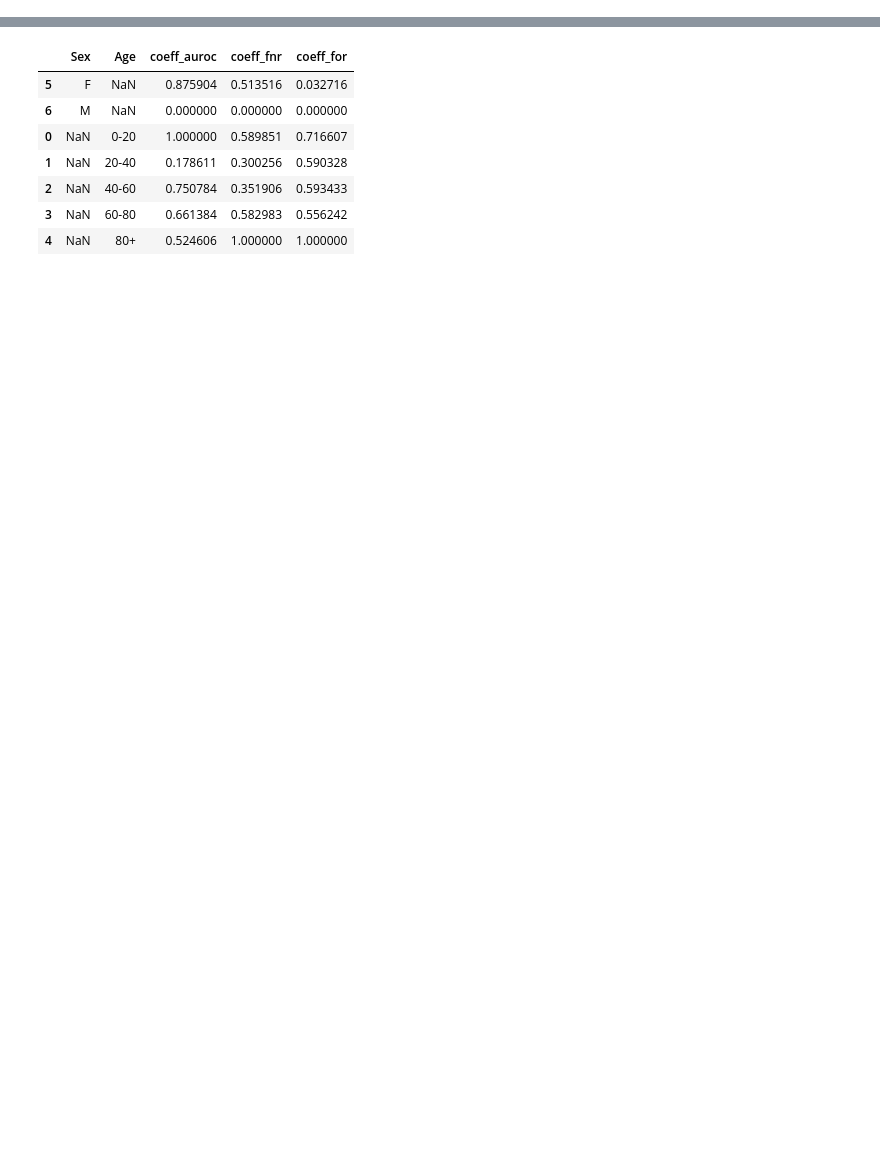
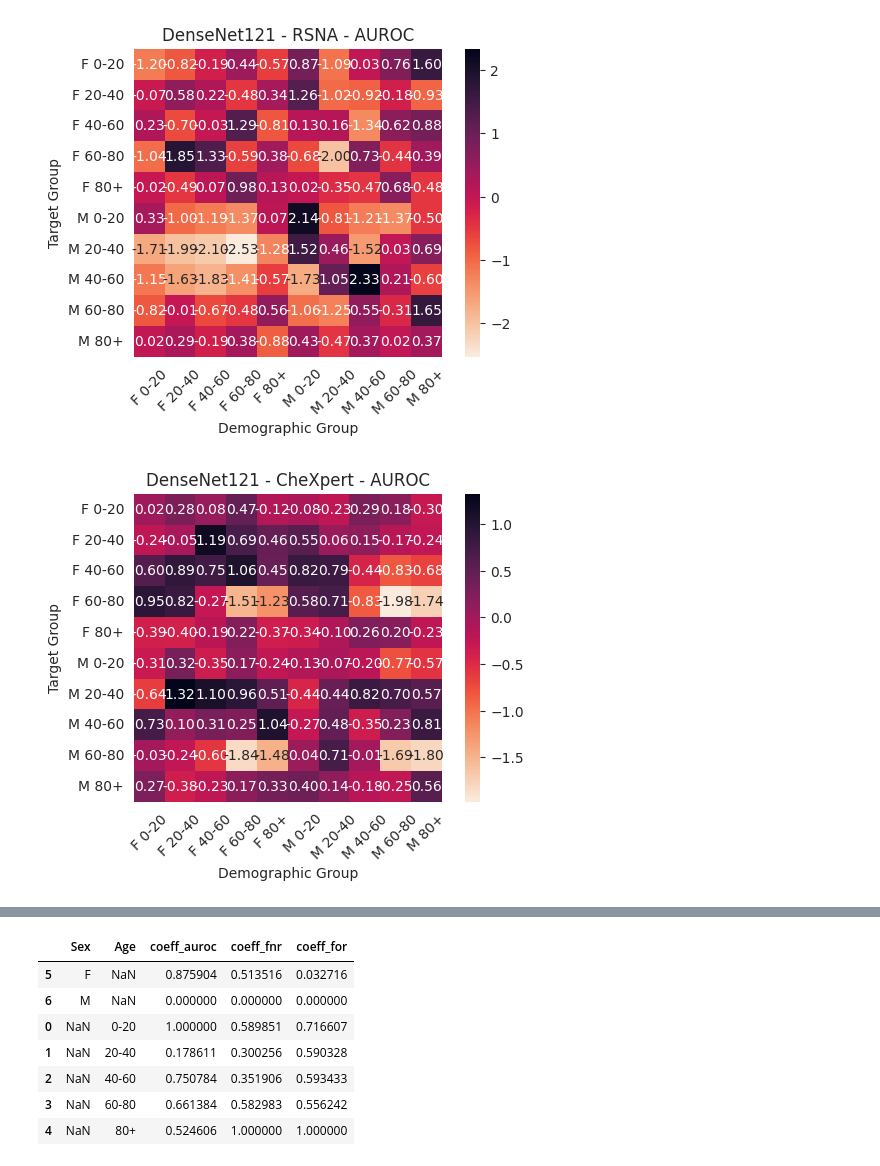
Before and after one commit to BioIntelligence-Lab/HiddenInPlainSight, a Jupyter notebook: test.ipynb, the cells around one changed output, grey strips where cells are left out. Drawn from its saved outputs; the diff is of its cells as text; code cells hidden in the pictures; blank space fills up the shorter version.

```diff
--- a/test.ipynb
+++ b/test.ipynb
@@ -33,0 +123,67 @@ bce = tf.keras.losses.BinaryCrossentropy()
+# %%
+model = 'densenet'
+
+plot = 'inter'
+norm = False
+
+for i, metric in enumerate(['auroc', 'fnr', 'fomr']):
+  for j, ds in enumerate(['rsna', 'cxpt', 'mimic']):
+    if model != 'densenet' and (ds != 'rsna' or plot == 'inter'):
+      continue
+    df = pd.read_csv(f'results/aim_2/{model}/{ds}_summary.csv')
+    results = []
+
+    if plot == 'sex':
+      for sex in sex_groups:
+        df_t = df[(df.target_sex == sex) & (df.target_age.isna())]
+        results += calculate_vulnerability(plot, df_t, sex, '', metric, norm)
+
+    if plot == 'age':
+      for age in age_groups:
+        df_t = df[(df.target_sex.isna()) & (df.target_age == age)]
+        results += calculate_vulnerability(plot, df_t, '', age, metric, norm)
+
+    if plot == 'inter':
+      for sex in sex_groups:
+        for age in age_groups:
+          df_t = df[(df.target_sex == sex) & (df.target_age == age)]
+          results += calculate_vulnerability(plot, df_t, sex, age, metric, norm)
+
+    df_results = pd.DataFrame(results, columns=['target_group', 'dem_group', 'count', 'coeff'])
+    df_results = df_results.pivot(index='target_group', columns='dem_group', values='coeff')
+    plt.figure(figsize=(6,4))
+    ax = sns.heatmap(df_results, cmap=sns.cm.rocket_r, annot=True, fmt='.2f')
+    plt.xlabel('Demographic Group')
+    plt.ylabel('Target Group')
+    title = []
+    if model == 'densenet':
+      title += ['DenseNet121']
+    elif model == 'resnet':
+      title += ['ResNet50']
+    else:
+      title += ['InceptionV3']
+    if ds == 'rsna':
+      title += ['RSNA']
+    elif ds == 'cxpt':
+      title += ['CheXpert']
+    else:
+      title += ['MIMIC']
+    if metric != 'fomr':
+      title += [metric.upper()]
+    else:
+      title += ['FOR']
+    plt.title(' - '.join(title))
+    ratio = 1
+    x_left, x_right = ax.get_xlim()
+    y_low, y_high = ax.get_ylim()
+    ax.set_aspect(abs((x_right-x_left)/(y_low-y_high))*ratio)
+    if plot == 'inter':
+      ax.xaxis.set_tick_params(rotation=45)
+    # if norm:
+    #   plt.savefig(f'results/aim_2/{model}/vul/heatmap/{plot}_{ds}_{metric}_norm.png', bbox_inches='tight', dpi=300)
+    # else:
+    #   plt.savefig(f'results/aim_2/{model}/vul/heatmap/{plot}_{ds}_{metric}.png', bbox_inches='tight', dpi=300)
+    plt.show()
+# %% [output]
+[figure, added]
+[figure, added]
```
Also changed, not shown: parts of 6 cells of this notebook.
